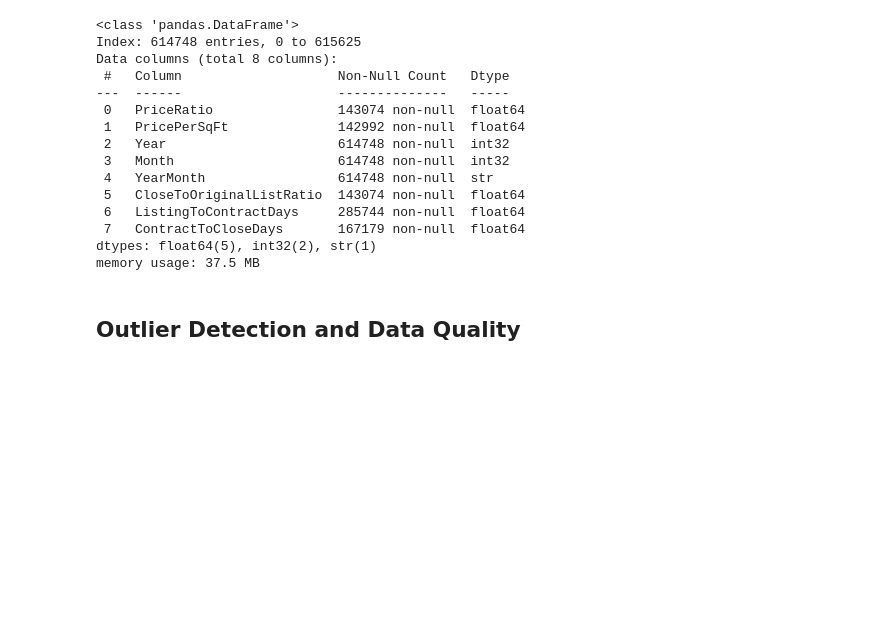
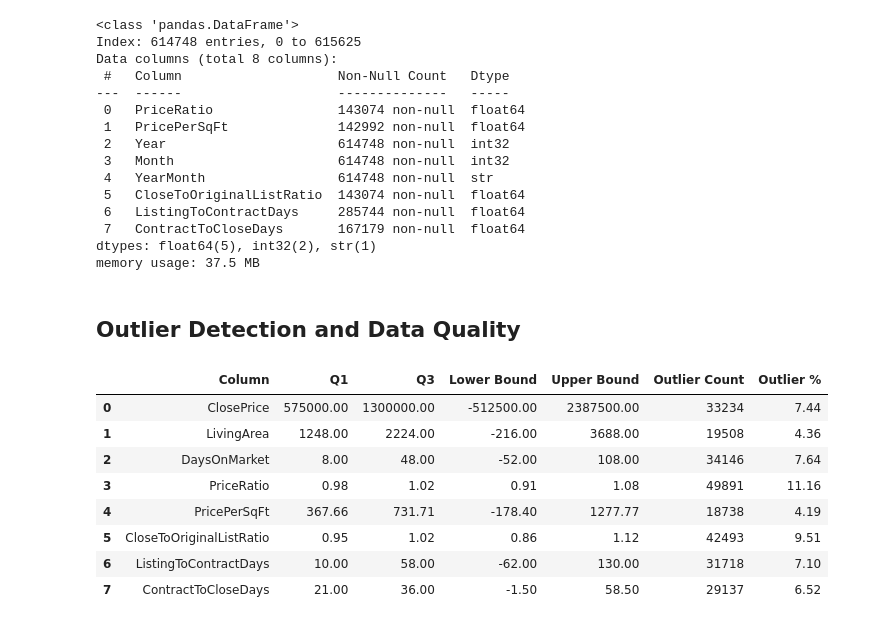
Before and after one commit to rsm-hstseng/IDXExchange-summer-da49, a Jupyter notebook: EDA.ipynb, the cells around one changed output. Drawn from its saved outputs; the diff is of its cells as text; code cells hidden in the pictures; blank space fills up the shorter version.

Commit message:
Week7 outlier handling

```diff
--- a/EDA.ipynb
+++ b/EDA.ipynb
@@ -2303,3 +2303,58 @@ dtypes: float64(5), int32(2), str(1)
 memory usage: 37.5 MB
 # %% [markdown]
 ## Outlier Detection and Data Quality
+# %%
+iqr_columns = [
+    "ClosePrice",
+    "LivingArea",
+    "DaysOnMarket",
+    "PriceRatio",
+    "PricePerSqFt",
+    "CloseToOriginalListRatio",
+    "ListingToContractDays",
+    "ContractToCloseDays",
+]
+
+outlier_summary = []
+
+for col in iqr_columns:
+    Q1 = sold_clean[col].quantile(0.25)
+    Q3 = sold_clean[col].quantile(0.75)
+
+    IQR = Q3 - Q1
+
+    lower = Q1 - 1.5 * IQR
+    upper = Q3 + 1.5 * IQR
+
+    sold_clean[f"{col}_outlier_flag"] = (sold_clean[col] < lower) | (
+        sold_clean[col] > upper
+    )
+
+    outlier_summary.append(
+        {
+            "Column": col,
+            "Q1": round(Q1, 2),
+            "Q3": round(Q3, 2),
+            "Lower Bound": round(lower, 2),
+            "Upper Bound": round(upper, 2),
+            "Outlier Count": sold_clean[f"{col}_outlier_flag"].sum(),
+        }
+    )
+
+outlier_summary = pd.DataFrame(outlier_summary)
+
+outlier_summary["Outlier %"] = (
+    outlier_summary["Outlier Count"] / len(sold_clean) * 100
+).round(2)
+
+outlier_summary
+# %% [output]
+|  | Column | Q1 | Q3 | Lower Bound | Upper Bound | Outlier Count | Outlier % |
+| 0 | ClosePrice | 575000.00 | 1300000.00 | -512500.00 | 2387500.00 | 33234 | 7.44 |
+| 1 | LivingArea | 1248.00 | 2224.00 | -216.00 | 3688.00 | 19508 | 4.36 |
+| 2 | DaysOnMarket | 8.00 | 48.00 | -52.00 | 108.00 | 34146 | 7.64 |
+| 3 | PriceRatio | 0.98 | 1.02 | 0.91 | 1.08 | 49891 | 11.16 |
+| 4 | PricePerSqFt | 367.66 | 731.71 | -178.40 | 1277.77 | 18738 | 4.19 |
+| 5 | CloseToOriginalListRatio | 0.95 | 1.02 | 0.86 | 1.12 | 42493 | 9.51 |
+| 6 | ListingToContractDays | 10.00 | 58.00 | -62.00 | 130.00 | 31718 | 7.10 |
+| 7 | ContractToCloseDays | 21.00 | 36.00 | -1.50 | 58.50 | 29137 | 6.52 |
```
Also changed, not shown: parts of 11 cells of this notebook.
